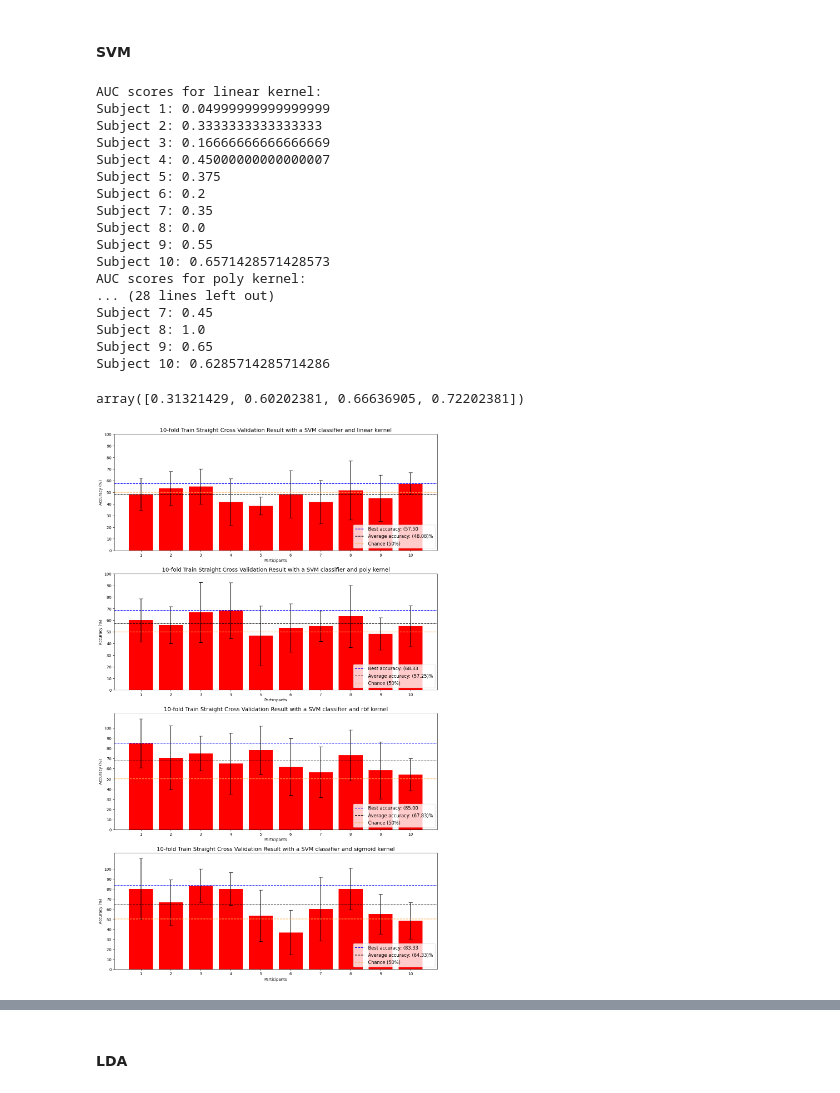
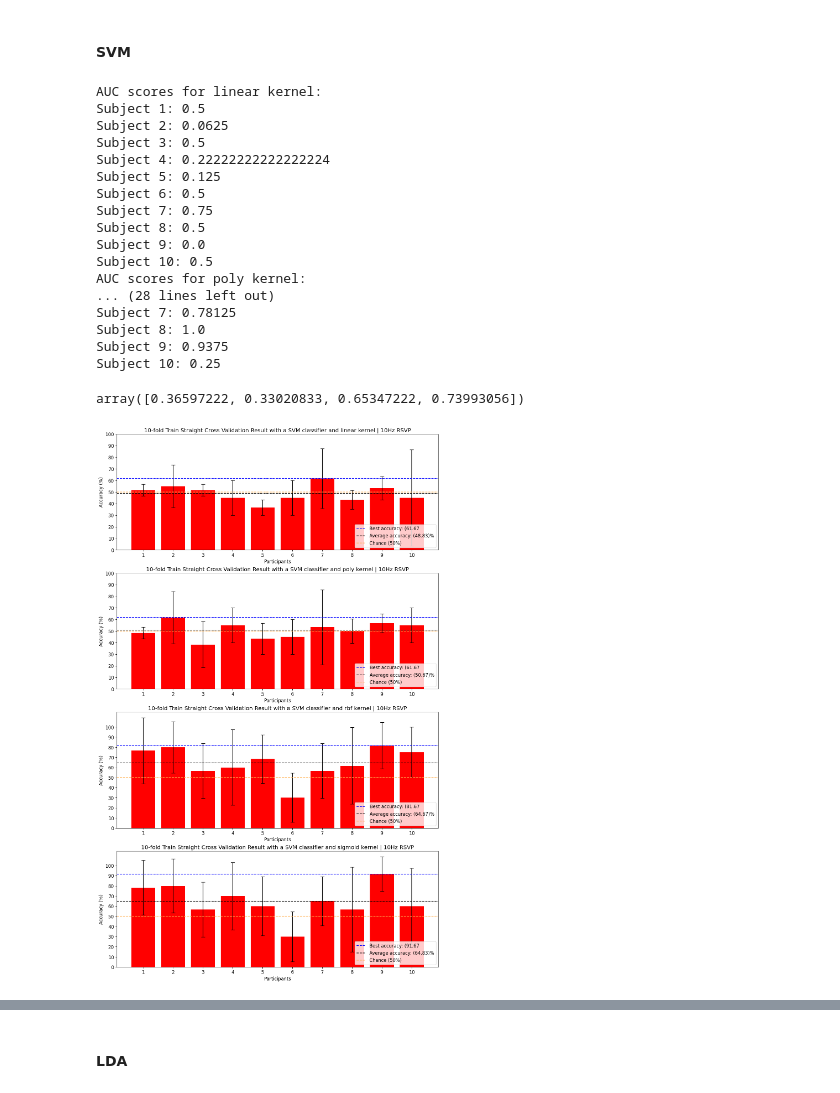
Before and after one commit to MiguelRochaBE/RSVP-BCI-Target-Identification-Localization, a Jupyter notebook: RSVP_dataset_analysis.ipynb, the cells around one changed output, grey strips where cells are left out. Cells and saved outputs as stored; diff of their text form; code cells hidden in the pictures.

```diff
--- a/RSVP_dataset_analysis.ipynb
+++ b/RSVP_dataset_analysis.ipynb
@@ -27,8 +27,8 @@ import matplotlib.patches as patches
 # %%
 fname = "eeg-signals-from-an-rsvp-task-1.0.0"
 
-exp0 = "6-Hz"
-exp1 = "6Hz"
+exp0 = "10-Hz"
+exp1 = "10Hz"
 
 def run_fast_scandir(dir, ext):
     subfolders, datafiles = [], []
@@ -329,13 +329,14 @@ id = 1
 for count, file in enumerate(datafiles, 1):
 
     aux = file.split(f"{exp1}_")[1][0:2] # Ex: 02
+
     if count % 2 == 0:
 
         print("----------------------------------------------------------")
         print("1º - Loading and concatenating data from participant: ", id)
         id+=1
 
-        subj_files = [f for f in datafiles if aux in f]
+        subj_files = [f for f in datafiles if aux in f[len(f)-7:len(f)]]
         subject_epochs, subj_RVF_x_pos, subj_LVF_x_pos = load_subject_data(subj_files, -0.2,0.6)
 
         all_subj_RVF_x_pos.append(subj_RVF_x_pos)
@@ -708,49 +709,49 @@ for kernel, auc_scores in zip(kernels, perKernel_auc_scores):
         print(f"Subject {subj + 1}: {auc_score}")
 # %% [output]
 AUC scores for linear kernel:
-Subject 1: 0.04999999999999999
-Subject 2: 0.3333333333333333
-Subject 3: 0.16666666666666669
-Subject 4: 0.45000000000000007
-Subject 5: 0.375
-Subject 6: 0.2
-Subject 7: 0.35
-Subject 8: 0.0
-Subject 9: 0.55
-Subject 10: 0.6571428571428573
+Subject 1: 0.5
+Subject 2: 0.0625
+Subject 3: 0.5
+Subject 4: 0.22222222222222224
+Subject 5: 0.125
+Subject 6: 0.5
+Subject 7: 0.75
+Subject 8: 0.5
+Subject 9: 0.0
+Subject 10: 0.5
 AUC scores for poly kernel:
 ... (28 lines left out)
-Subject 7: 0.45
+Subject 7: 0.78125
 Subject 8: 1.0
-Subject 9: 0.65
-Subject 10: 0.6285714285714286
+Subject 9: 0.9375
+Subject 10: 0.25
 # %%
 np.mean(perKernel_auc_scores, axis = 1)
 # %% [output]
-array([0.31321429, 0.60202381, 0.66636905, 0.72202381])
+array([0.36597222, 0.33020833, 0.65347222, 0.73993056])
 # %%
 fig, axs = plt.subplots(nrows=len(kernels), ncols=1, figsize=(15, 25))
 
 for count, kernel in enumerate(kernels):
 
        idx = np.argmax(perKernel_cross_val_scores[count][:,0]) # Indice da melhor acuracia
 
        ax = axs[count]
 
        plt.rcParams.update({'font.size': 12})
        ax.set_title('Accuracy (%)')
        ax.bar(np.arange(1, len(all_subj_epochs)+1), perKernel_cross_val_scores[count][:,0], color="red", yerr=perKernel_cross_val_scores[count][:,1], capsize=5)
        ax.axhline(y=perKernel_cross_val_scores[count][idx,0], color='blue', linestyle='--', label = f'Best accuracy: ({perKernel_cross_val_scores[count][idx,0]:.2f}')
        ax.axhline(y=np.mean(perKernel_cross_val_scores[count][:,0]), color='k', linestyle='--', label = f'Average accuracy: ({np.mean(perKernel_cross_val_scores[count][:,0]):.2f})%')
        ax.axhline(y=50, color='#ffb152', linestyle='--', label = 'Chance (50%)')
        ax.set(xticks=np.arange(1, len(all_subj_epochs)+1), xlabel='Participants',
               yticks=np.arange(0, 101, step=10), ylabel='Accuracy (%)',
-              title=f'{kfold}-fold Train Straight Cross Validation Result with a SVM classifier and {kernel} kernel');
+              title=f'{kfold}-fold Train Straight Cross Validation Result with a SVM classifier and {kernel} kernel | {exp1} RSVP');
        ax.legend(loc='lower right')
 
 plt.subplots_adjust(hspace=0.2)
 # %% [output]
-[figure, old version]
+[figure, new version]
 # %%
 from sklearn.metrics import accuracy_score
 
```
Also changed, not shown: parts of 38 cells of this notebook.
